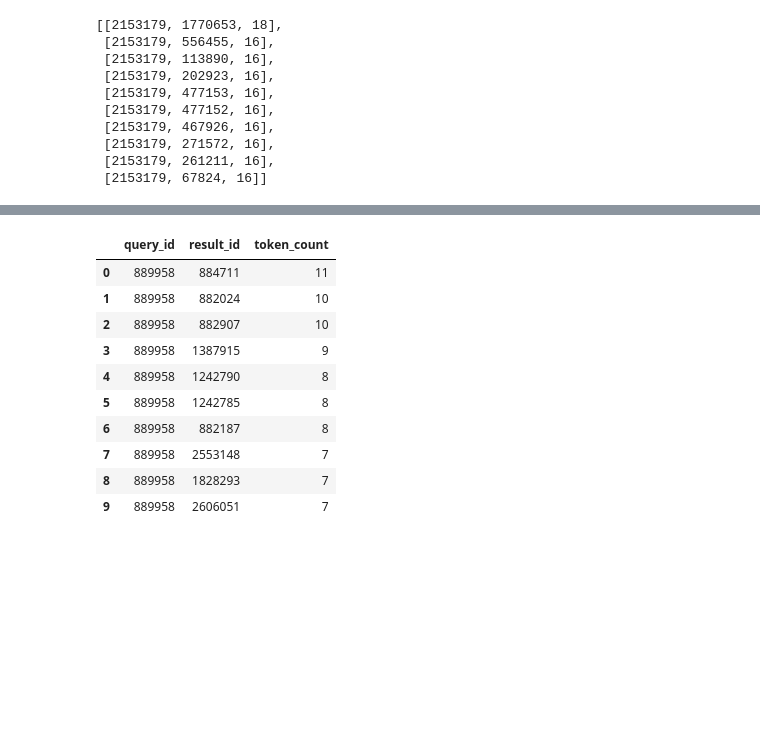
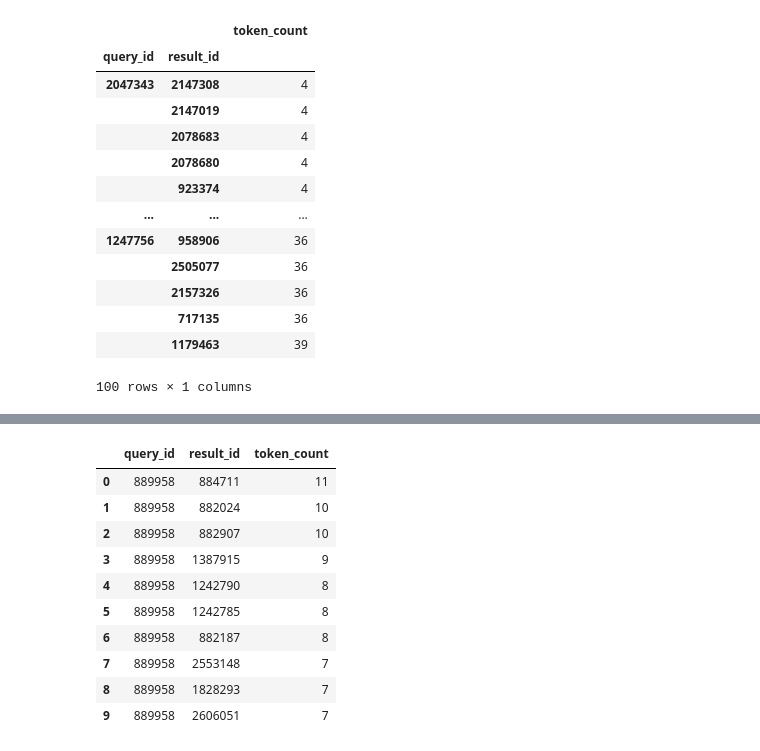
Before and after one commit to nanni00/datalake-table-finder, a Jupyter notebook: experiments/graph/test.ipynb, the cells around one changed output, grey strips where cells are left out. Cells and saved outputs as stored; diff of their text form; code cells hidden in the pictures; blank space fills up the shorter version.

```diff
--- a/experiments/graph/test.ipynb
+++ b/experiments/graph/test.ipynb
@@ -68,13 +71,19 @@ print(time() - start)
-# %%
-results
-# %% [output]
-[[2153179, 1770653, 18],
- [2153179, 556455, 16],
- [2153179, 113890, 16],
- [2153179, 202923, 16],
- [2153179, 477153, 16],
- [2153179, 477152, 16],
- [2153179, 467926, 16],
- [2153179, 271572, 16],
- [2153179, 261211, 16],
- [2153179, 67824, 16]]
+# %%
+df = pd.DataFrame(results, columns=['query_id', 'result_id', 'token_count'])
+df = df.pivot_table(values='token_count', index=['query_id', 'result_id'], aggfunc='sum').sort_values(by='token_count')
+df
+# %% [output]
+|  |  | token_count |
+| query_id | result_id |  |
+| 2047343 | 2147308 | 4 |
+|  | 2147019 | 4 |
+|  | 2078683 | 4 |
+|  | 2078680 | 4 |
+|  | 923374 | 4 |
+| ... | ... | ... |
+| 1247756 | 958906 | 36 |
+|  | 2505077 | 36 |
+|  | 2157326 | 36 |
+|  | 717135 | 36 |
+|  | 1179463 | 39 |
+100 rows × 1 columns
```
Also changed, not shown: parts of 6 cells of this notebook, 14 other files.
